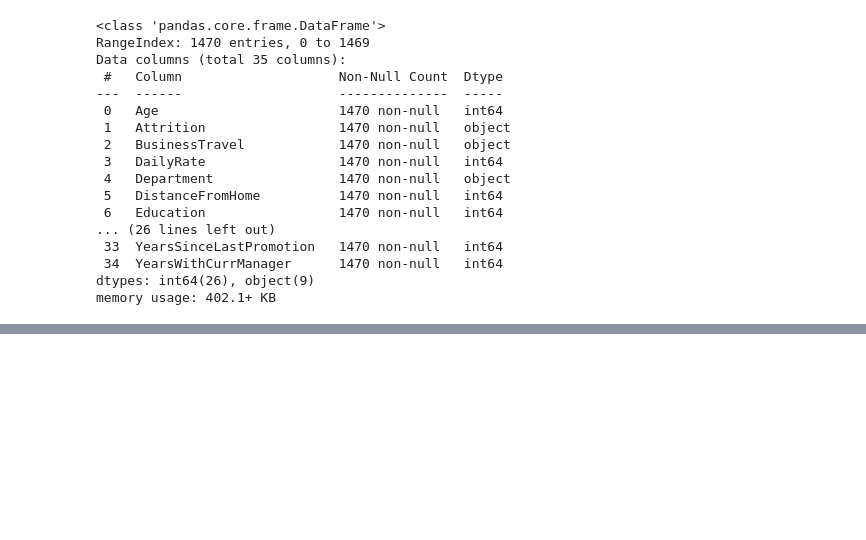
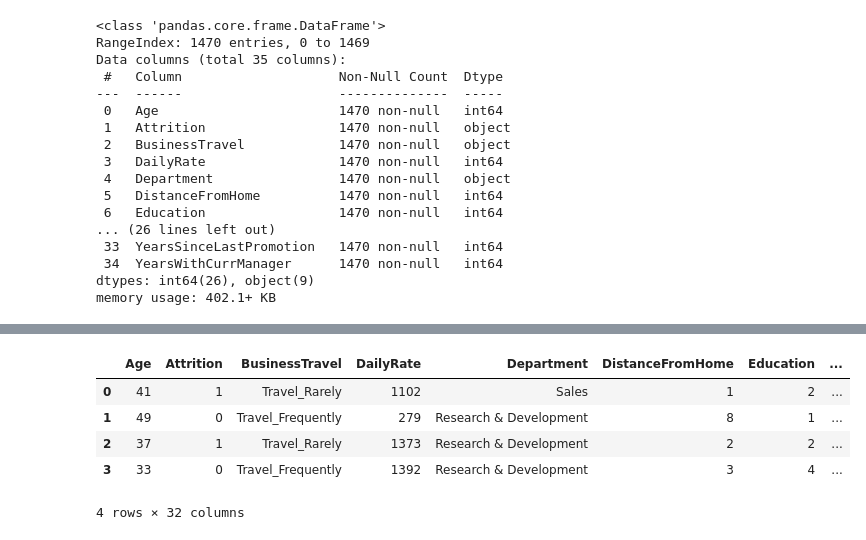
Before and after one commit to Garavirod/data-science, a Jupyter notebook: practices/human-resources/human-resources-problem.ipynb, the cells around one changed output, grey strips where cells are left out. Cells and saved outputs as stored; diff of their text form; code cells hidden in the pictures; blank space fills up the shorter version.

```diff
--- a/practices/human-resources/human-resources-problem.ipynb
+++ b/practices/human-resources/human-resources-problem.ipynb
@@ -76,0 +126,18 @@ memory usage: 402.1+ KB
+# %%
+# Eliminar variables cuyos datos son constantes y no aportan significado al modelo de estudio, estas son standarddhours, employeeid y employeecount
+
+employee_df.drop(
+    ['EmployeeCount','StandardHours','EmployeeNumber'],
+    axis=1, # axis para eliminar columnas
+    inplace=True # alterar en el mismo dataframe
+)
+
+# Visualizar resultados
+employee_df.head(4)
+# %% [output]
+|  | Age | Attrition | BusinessTravel | DailyRate | Department | DistanceFromHome | Education | ... |
+| 0 | 41 | 1 | Travel_Rarely | 1102 | Sales | 1 | 2 | ... |
+| 1 | 49 | 0 | Travel_Frequently | 279 | Research & Development | 8 | 1 | ... |
+| 2 | 37 | 1 | Travel_Rarely | 1373 | Research & Development | 2 | 2 | ... |
+| 3 | 33 | 0 | Travel_Frequently | 1392 | Research & Development | 3 | 4 | ... |
+4 rows × 32 columns
```
Also changed, not shown: parts of 4 cells of this notebook.
